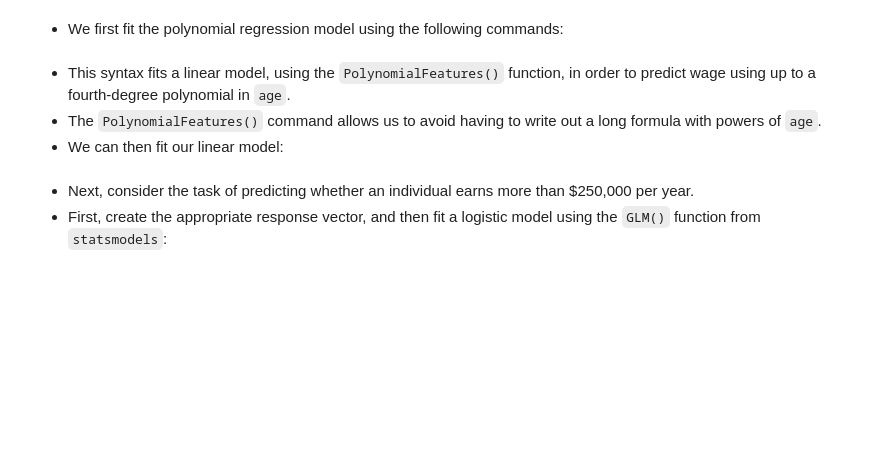
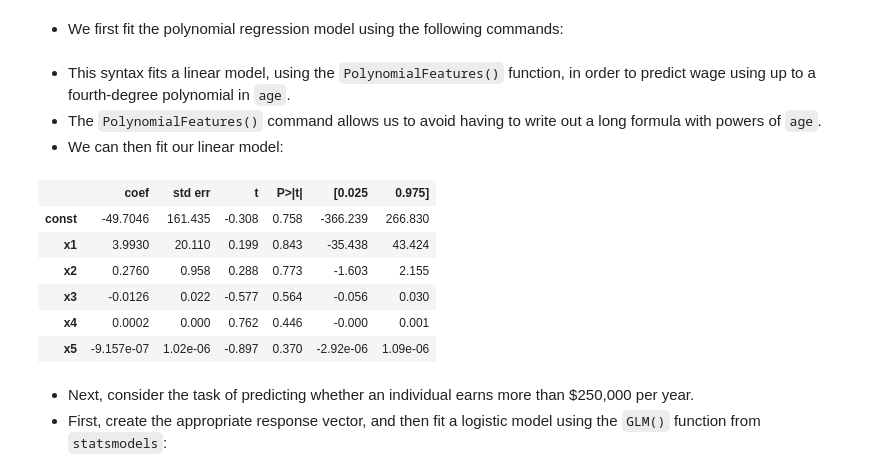
Before and after one commit to Hazim-HF/Machine-Learning, a Jupyter notebook: 07. Moving Beyond Linearity/Week 7.ipynb, the cells around one changed output. Cells and saved outputs as stored; diff of their text form; code cells hidden in the pictures; blank space fills up the shorter version.

```diff
--- a/07. Moving Beyond Linearity/Week 7.ipynb
+++ b/07. Moving Beyond Linearity/Week 7.ipynb
@@ -40,8 +52,16 @@ X5 = PolynomialFeatures(5).fit_transform(df.age.values.reshape(-1,1))
 of `age`.
 + We can then fit our linear model:
 # %%
-fit2 = sm.GLS(df.wage, X4).fit()
+fit2 = sm.GLS(df.wage, X5).fit()
 fit2.summary().tables[1]
+# %% [output]
+|  | coef | std err | t | P>|t| | [0.025 | 0.975] |
+| const | -49.7046 | 161.435 | -0.308 | 0.758 | -366.239 | 266.830 |
+| x1 | 3.9930 | 20.110 | 0.199 | 0.843 | -35.438 | 43.424 |
+| x2 | 0.2760 | 0.958 | 0.288 | 0.773 | -1.603 | 2.155 |
+| x3 | -0.0126 | 0.022 | -0.577 | 0.564 | -0.056 | 0.030 |
+| x4 | 0.0002 | 0.000 | 0.762 | 0.446 | -0.000 | 0.001 |
+| x5 | -9.157e-07 | 1.02e-06 | -0.897 | 0.370 | -2.92e-06 | 1.09e-06 |
 # %% [markdown]
 + Next, consider the task of predicting whether an individual earns more than \$250,000 per year.
 + First, create the appropriate response vector, and then fit a logistic model using the `GLM()` function from `statsmodels`:
```
Also changed, not shown: parts of 35 cells of this notebook, 4 other files.
